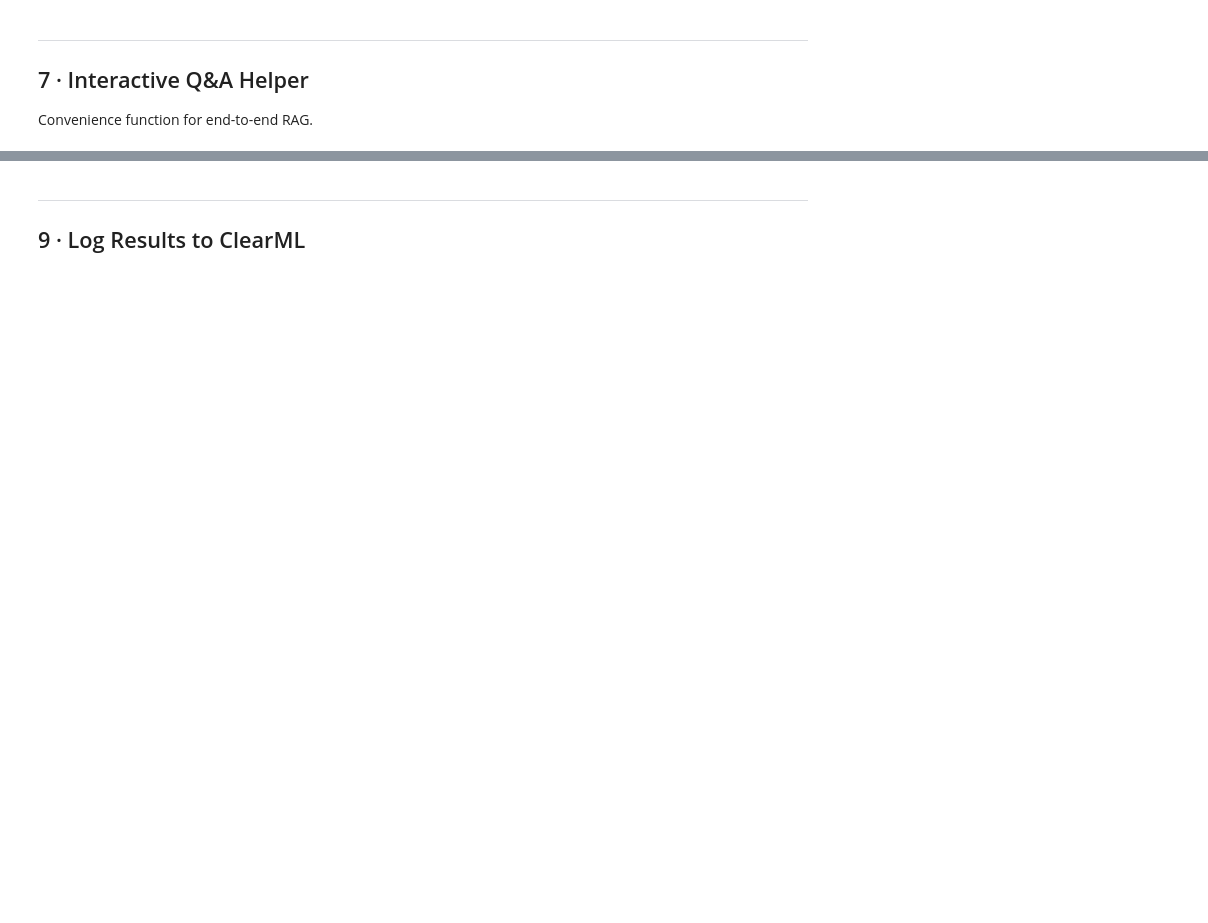
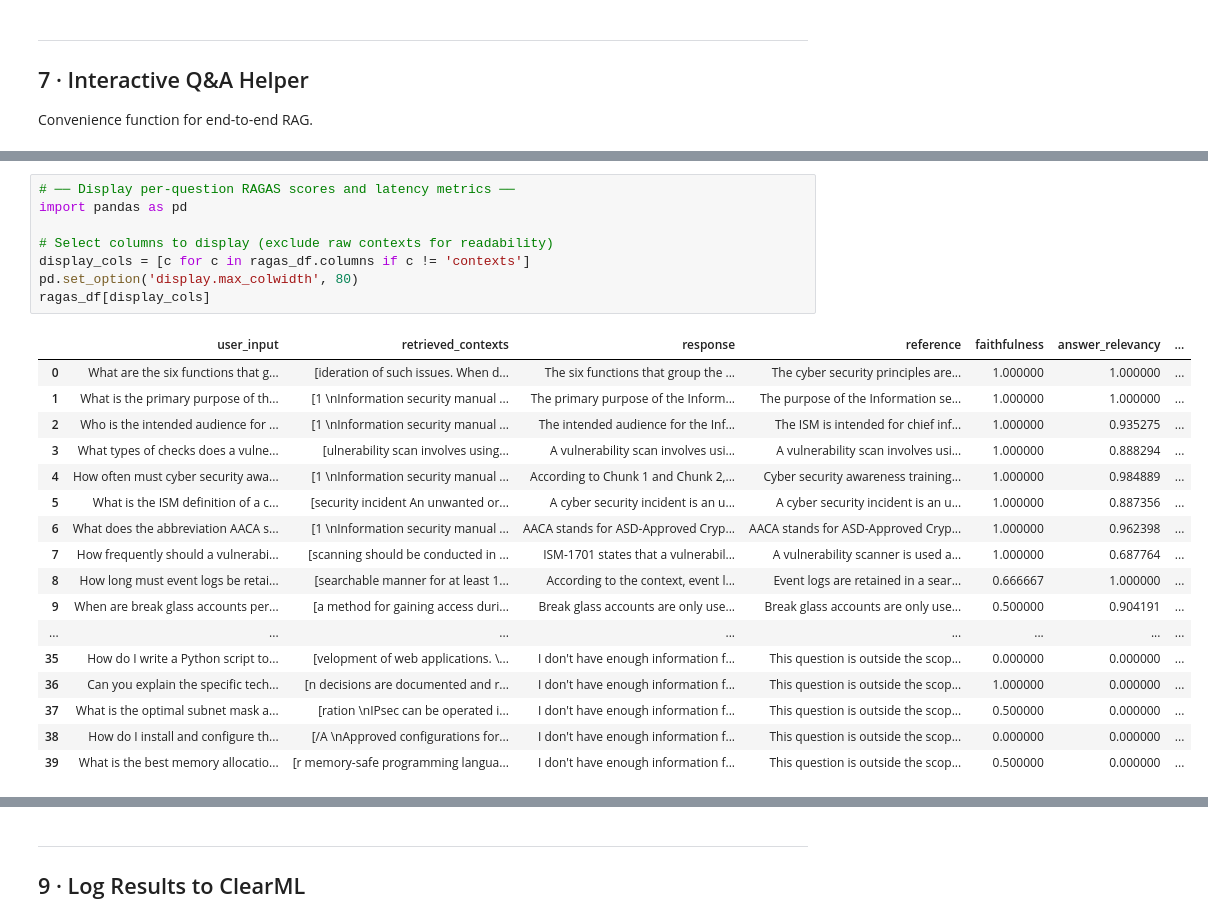
Before and after one commit to studiobuilders/ism-cyberrag, a Jupyter notebook: notebooks/sprint1_poc.ipynb, the cells around one changed output, grey strips where cells are left out. Cells and saved outputs as stored; diff of their text form; blank space fills up the shorter version.

```diff
--- a/notebooks/sprint1_poc.ipynb
+++ b/notebooks/sprint1_poc.ipynb
@@ -246,0 +358,26 @@ ragas_result = compute_ragas_scores(eval_results)
+# %%
+# ── Display per-question RAGAS scores and latency metrics ──
+import pandas as pd
+
+# Select columns to display (exclude raw contexts for readability)
+display_cols = [c for c in ragas_df.columns if c != 'contexts']
+pd.set_option('display.max_colwidth', 80)
+ragas_df[display_cols]
+# %% [output]
+|  | user_input | retrieved_contexts | response | reference | faithfulness | answer_relevancy | ... |
+| 0 | What are the six functions that g... | [ideration of such issues. When d... | The six functions that group the ... | The cyber security principles are... | 1.000000 | 1.000000 | ... |
+| 1 | What is the primary purpose of th... | [1 \nInformation security manual ... | The primary purpose of the Inform... | The purpose of the Information se... | 1.000000 | 1.000000 | ... |
+| 2 | Who is the intended audience for ... | [1 \nInformation security manual ... | The intended audience for the Inf... | The ISM is intended for chief inf... | 1.000000 | 0.935275 | ... |
+| 3 | What types of checks does a vulne... | [ulnerability scan involves using... | A vulnerability scan involves usi... | A vulnerability scan involves usi... | 1.000000 | 0.888294 | ... |
+| 4 | How often must cyber security awa... | [1 \nInformation security manual ... | According to Chunk 1 and Chunk 2,... | Cyber security awareness training... | 1.000000 | 0.984889 | ... |
+| 5 | What is the ISM definition of a c... | [security incident An unwanted or... | A cyber security incident is an u... | A cyber security incident is an u... | 1.000000 | 0.887356 | ... |
+| 6 | What does the abbreviation AACA s... | [1 \nInformation security manual ... | AACA stands for ASD-Approved Cryp... | AACA stands for ASD-Approved Cryp... | 1.000000 | 0.962398 | ... |
+| 7 | How frequently should a vulnerabi... | [scanning should be conducted in ... | ISM-1701 states that a vulnerabil... | A vulnerability scanner is used a... | 1.000000 | 0.687764 | ... |
+| 8 | How long must event logs be retai... | [searchable manner for at least 1... | According to the context, event l... | Event logs are retained in a sear... | 0.666667 | 1.000000 | ... |
+| 9 | When are break glass accounts per... | [a method for gaining access duri... | Break glass accounts are only use... | Break glass accounts are only use... | 0.500000 | 0.904191 | ... |
+| ... | ... | ... | ... | ... | ... | ... | ... |
+| 35 | How do I write a Python script to... | [velopment of web applications. \... | I don't have enough information f... | This question is outside the scop... | 0.000000 | 0.000000 | ... |
+| 36 | Can you explain the specific tech... | [n decisions are documented and r... | I don't have enough information f... | This question is outside the scop... | 1.000000 | 0.000000 | ... |
+| 37 | What is the optimal subnet mask a... | [ration \nIPsec can be operated i... | I don't have enough information f... | This question is outside the scop... | 0.500000 | 0.000000 | ... |
+| 38 | How do I install and configure th... | [/A \nApproved configurations for... | I don't have enough information f... | This question is outside the scop... | 0.000000 | 0.000000 | ... |
+| 39 | What is the best memory allocatio... | [r memory-safe programming langua... | I don't have enough information f... | This question is outside the scop... | 0.500000 | 0.000000 | ... |
```
Also changed, not shown: parts of 15 cells of this notebook, 6 other files.
